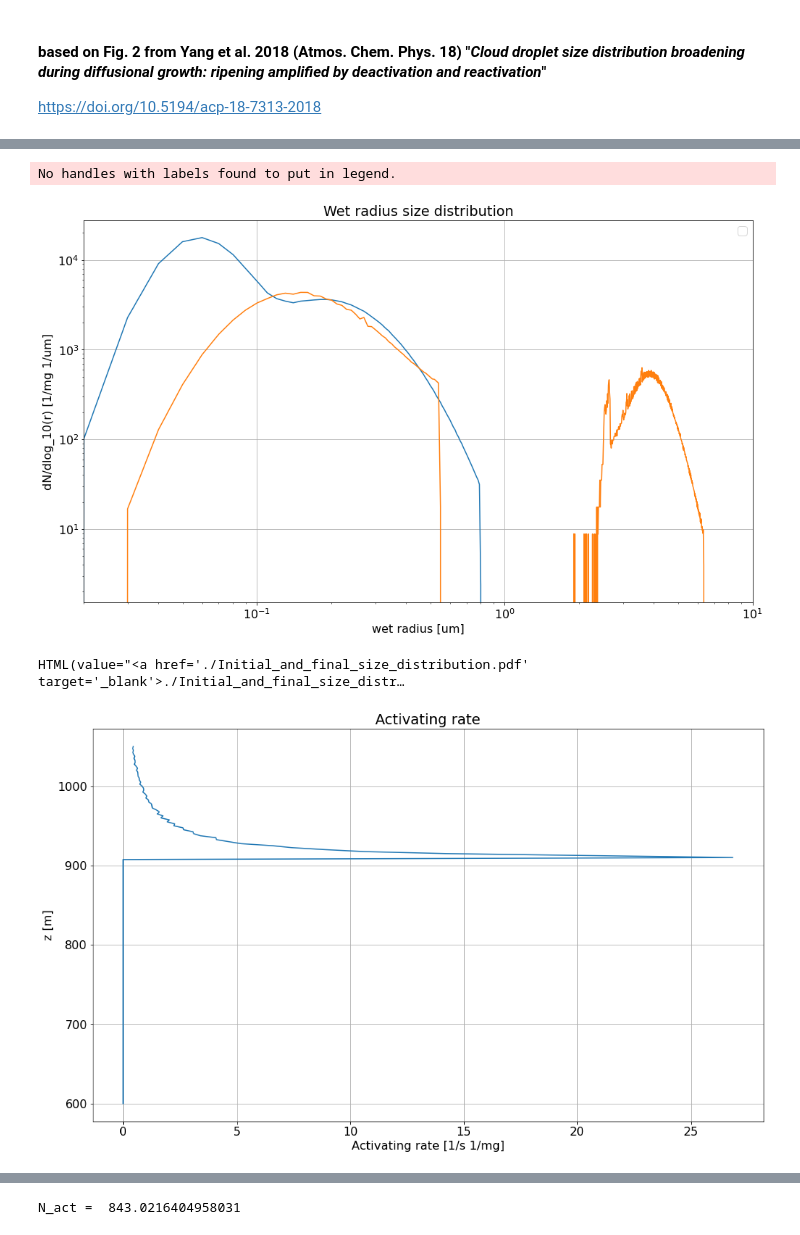
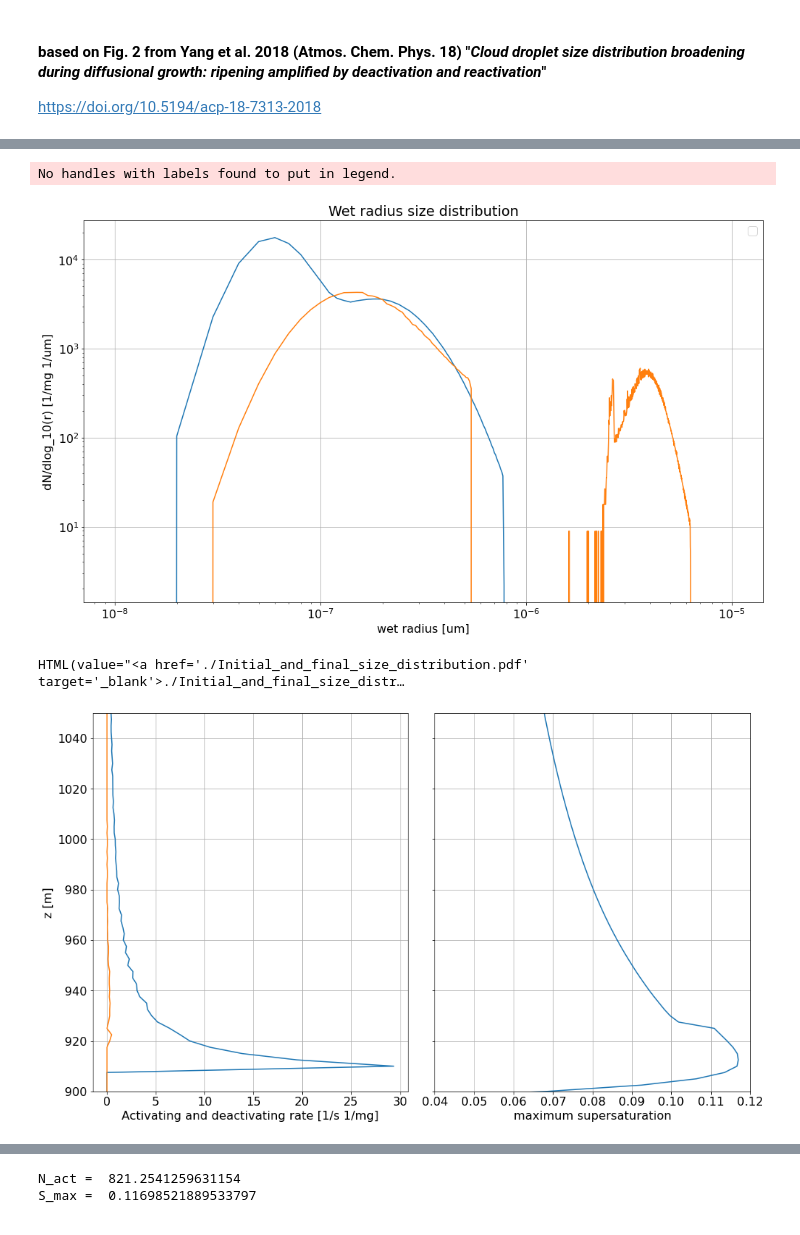
Before and after one commit to trontrytel/PySDM-examples, a Jupyter notebook: PySDM_examples/SURF_activation/fig_2.ipynb, the cells around one changed output, grey strips where cells are left out. Cells and saved outputs as stored; diff of their text form; code cells hidden in the pictures.

```diff
--- a/PySDM_examples/SURF_activation/fig_2.ipynb
+++ b/PySDM_examples/SURF_activation/fig_2.ipynb
@@ -45,8 +185,8 @@ def runner():
     result['r_bins_edges'] = settings.r_bins_edges
     result['r'] = np.array(output['r']).T * si.metres
 
-    result['t'] = output["t"] * si.seconds
-    result['z'] = output["z"] * si.metres
+    result['t'] = output["t"]# * si.seconds
+    result['z'] = output["z"]# * si.metres
     result['S'] = np.array(output["S"]) * si.dimensionless
     result['q'] = (settings.q0 - np.array(output["qv"])) * si.kilogram / si.kilogram
     result['T'] = np.array(output["T"])
@@ -57,7 +197,8 @@ def runner():
     result['dt_cond_min'] = output['dt_cond_min']
 
     result['activating_rate'] = output["activating_rate"]
-    #result['peak_supersaturation'] = output["peak_supersaturation"] TODO
+    result['deactivating_rate'] = output["deactivating_rate"]
+    result['peak_S'] = output["peak_S"]
 
     result['r_dry'] = settings.r_dry
     result['kappa'] = settings.kappa
@@ -155,7 +280,5 @@ show_plot(filename='spectrum.pdf')
 [interactive output not drawn]
 # %%
-mgn = lambda value, unit: (value / unit).to_base_units().magnitude
-
 fig, ax = plt.subplots(1, 1, sharex=True, figsize=figsize)
 ax = (ax,)
 
@@ -167,12 +290,13 @@ for i, output in enumerate(outputs):
     hist_init = (hist[:,0:-1] + hist[:,1:])/2
     edges = output['r_bins_edges']
 
-    ax[i].plot(mgn(edges[1:] * output['r'].units, xunit), hist_init[:, -0])
-    ax[i].plot(mgn(edges[1:] * output['r'].units, xunit), hist_init[:, -1])
+
+    ax[i].plot(edges[1:], hist_init[:, -0])
+    ax[i].plot(edges[1:], hist_init[:, -1])
 
     ax[i].set_title('Wet radius size distribution')
-    ax[i].xaxis.set_units(xunit)
-    ax[i].set_xlim([2e-2, 10])
+    #ax[i].xaxis.set_units(xunit)
+    #ax[i].set_xlim([2e-2, 10])
     #ax[i].set_ylim([1, 2*1e4])
 
     plt.xscale("log")
@@ -190,32 +314,47 @@ for i, output in enumerate(outputs):
 show_plot(filename='Initial_and_final_size_distribution.pdf')
 # %% [output]
 No handles with labels found to put in legend.
-[figure, old version]
+[figure, new version]
 HTML(value="<a href='./Initial_and_final_size_distribution.pdf' target='_blank'>./Initial_and_final_size_distr…
 # %%
-fig, ax = plt.subplots(1, 1, sharex=True, figsize=figsize)
-ax = (ax,)
+fig, ax = plt.subplots(1, 2, sharey=True, figsize=figsize)
 
 for i, output in enumerate(outputs):
 
     yunit = si.metres
 
-    ax[i].set_title('Activating rate')
+    ax[0].plot(output['activating_rate'], output['z'])
+    ax[0].plot(output['deactivating_rate'], output['z'])
 
-    ax[i].plot(output['activating_rate'], output['z'])
-    ax[i].grid()
+    ax[0].grid()
+    ax[0].set_xlabel("Activating and deactivating rate [1/s 1/mg]")
+    ax[0].set_ylabel("z [m]")
+    ax[0].set_ylim([900, 1050])
+
+
+    ax[1].plot(output['peak_S'], output['z'])
+
+    ax[1].grid()
+    ax[1].set_xlabel("maximum supersaturation")
+    ax[1].set_xlim([0.04, 0.12])
+
+
+
     plt.tight_layout()
-
-    ax[i].set_xlabel("Activating rate [1/s 1/mg]")
-    ax[i].set_ylabel("z [m]")
-
     fig.subplots_adjust(top=0.88)
 
 show_plot(filename='Activating_rate.pdf')
 # %% [output]
-[figure, old version]
+[figure, new version]
 [interactive output not drawn]
-# %%
-print("N_act = ", np.sum(output["activating_rate"]) * output["dt_output"])
-# %% [output]
-N_act =  843.0216404958031
+# %%
+total_act = np.sum(output["activating_rate"]) * output["dt_output"]
+total_deact = np.sum(output["deactivating_rate"]) * output["dt_output"]
+
+N_act = total_act - total_deact
+
+print("N_act = ", N_act)
+print("S_max = ", np.nanmax(np.array(output["peak_S"])))
+# %% [output]
+N_act =  821.2541259631154
+S_max =  0.11698521889533797
```
Also changed, not shown: parts of 7 cells of this notebook.
